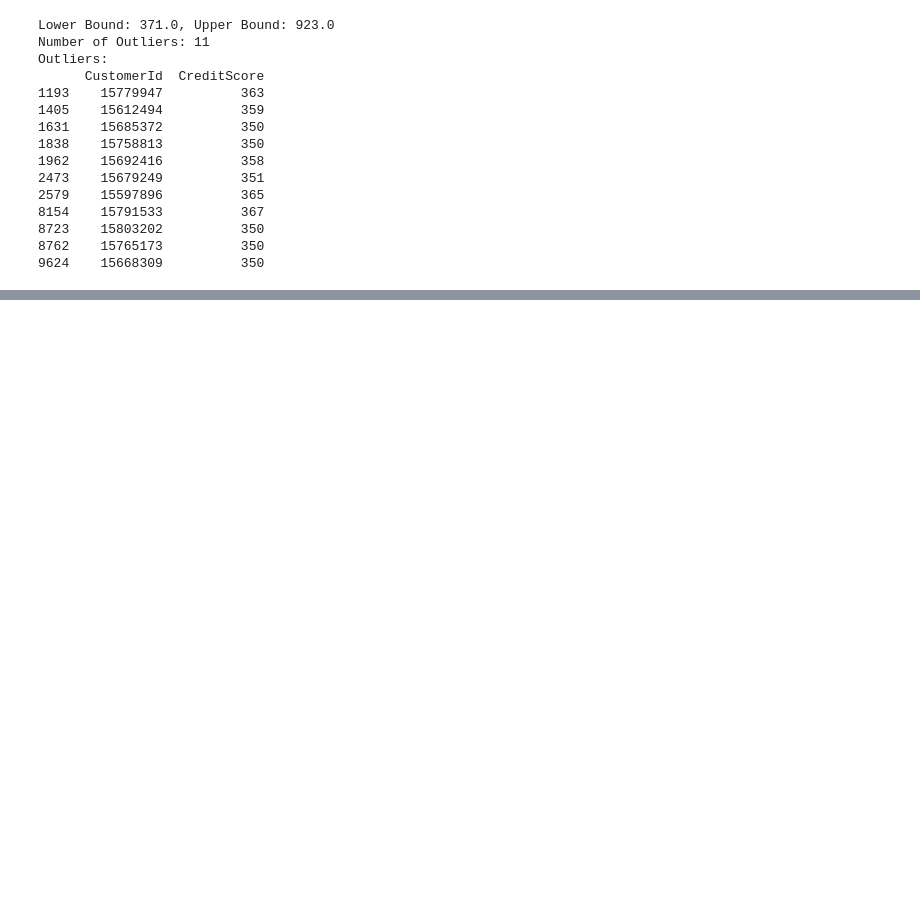
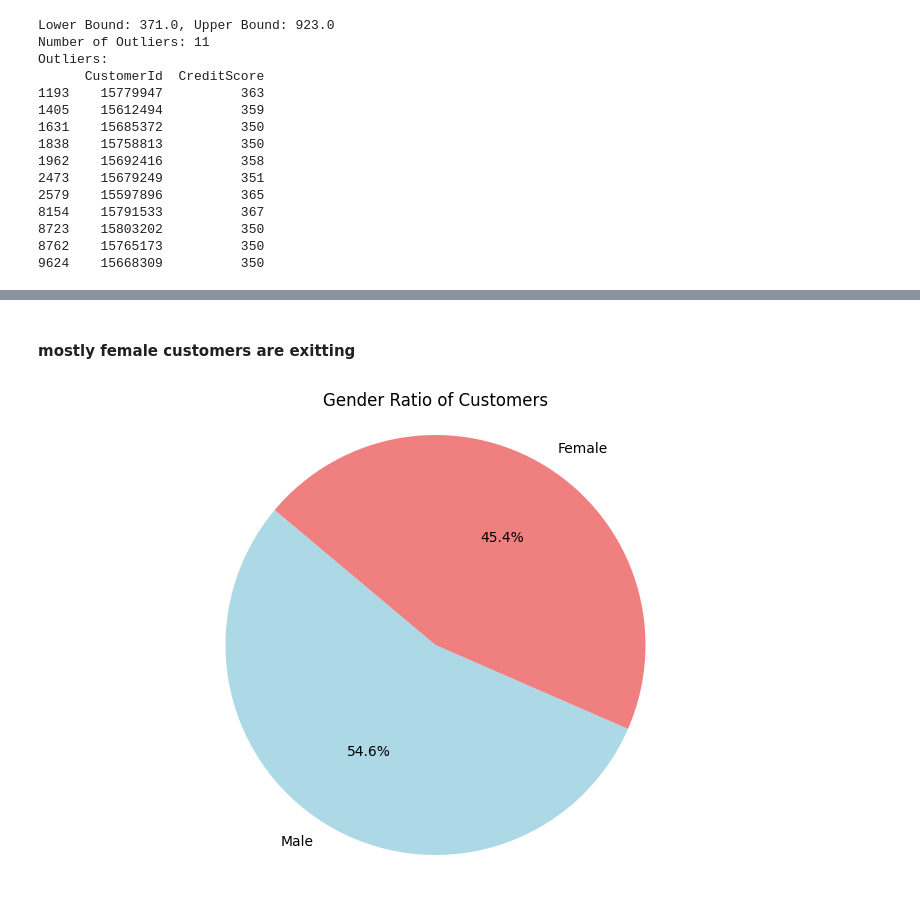
Before and after one commit to Nikhil-Kudupudi/Churn-Modelling, a Jupyter notebook: notebook/EDA.ipynb, the cells around one changed output, grey strips where cells are left out. Saved outputs shown, nothing was run; the diff lists cells and outputs as text; code cells hidden in the pictures; blank space fills up the shorter version.

Commit message:
update and transform data

```diff
--- a/notebook/EDA.ipynb
+++ b/notebook/EDA.ipynb
@@ -259,0 +301,14 @@ Outliers:
+# %% [markdown]
+#### mostly female customers are exitting
+# %%
+# female to male customers
+gender_ratio=updatedDf['Gender'].value_counts()
+labels=gender_ratio.index
+data=gender_ratio.values
+plt.figure(figsize=(10, 6))
+plt.pie(data,  labels=labels,autopct='%1.1f%%',startangle=140, colors=['lightblue', 'lightcoral'])
+plt.title('Gender Ratio of Customers')
+plt.axis('equal')
+plt.show()
+# %% [output]
+[figure, added]
```
Also changed, not shown: parts of 16 cells of this notebook, 1 other file.
